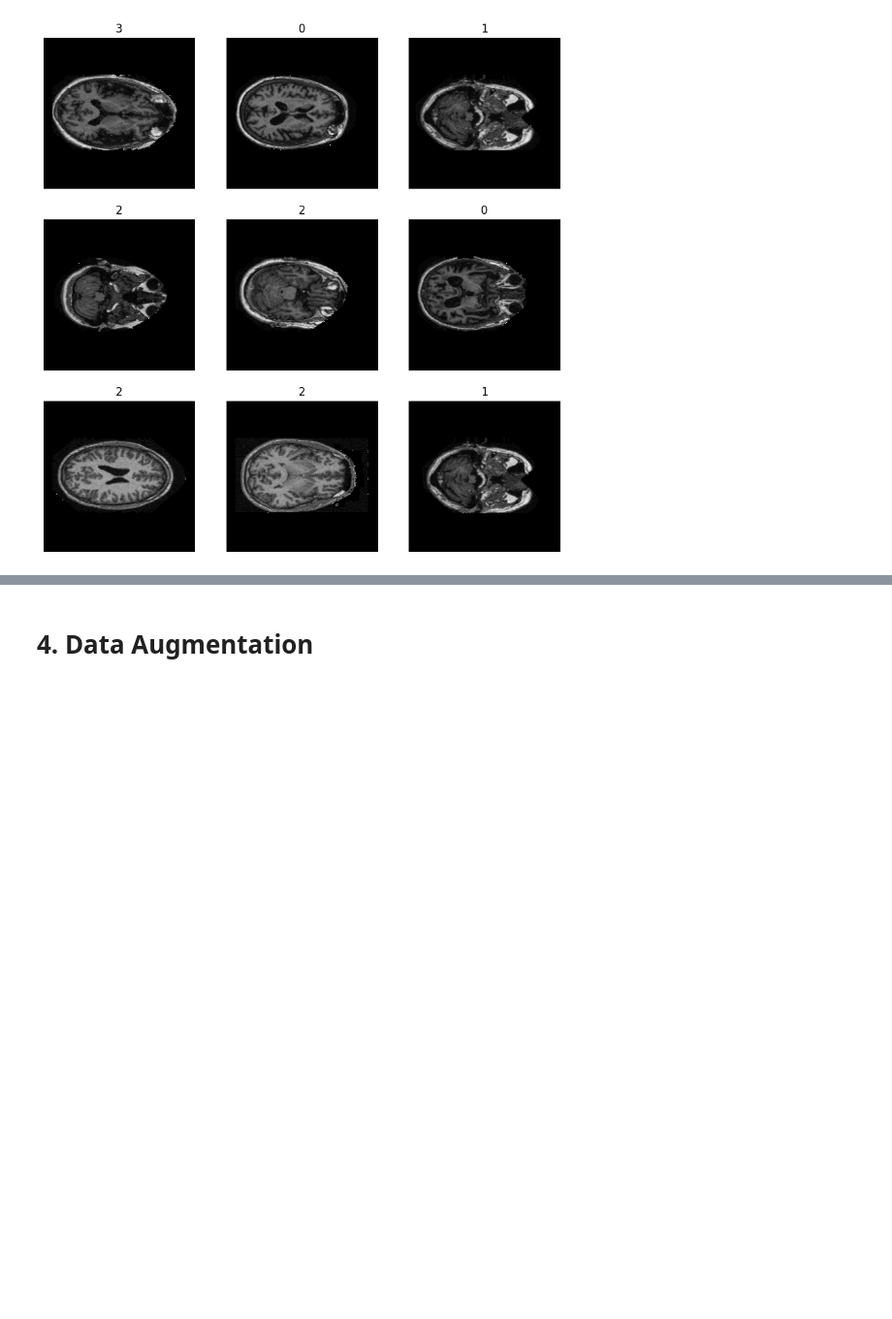
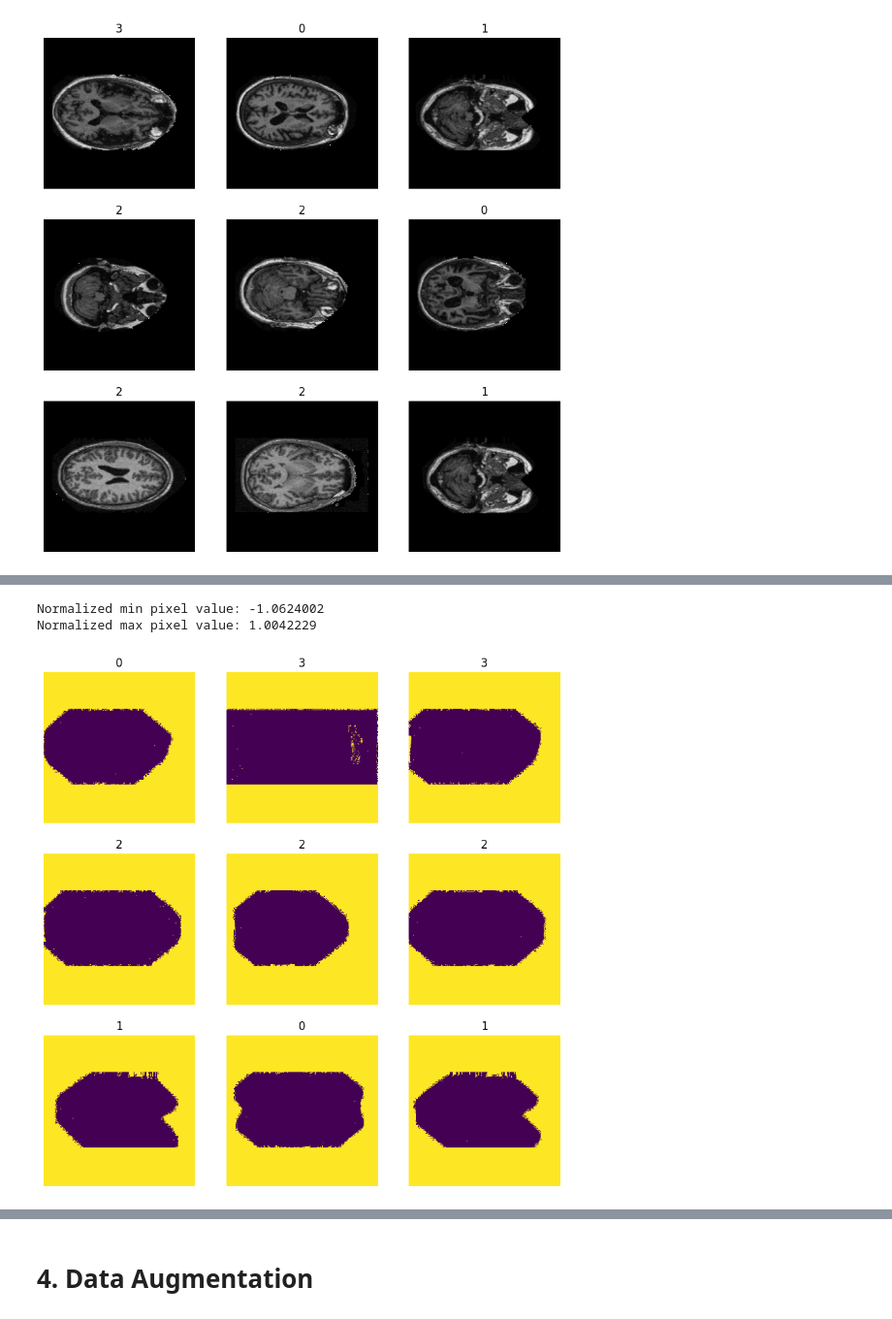
Before and after one commit to sampad-singha/Alzheimer_Disease_Detection, a Jupyter notebook: ResNet50v2.ipynb, the cells around one changed output, grey strips where cells are left out. Shown: that part at 97% size. Cells and saved outputs as stored; diff of their text form; code cells hidden in the pictures; blank space fills up the shorter version.

```diff
--- a/ResNet50v2.ipynb
+++ b/ResNet50v2.ipynb
@@ -26,7 +26,7 @@ batch_size = 32
 train_ds = image_dataset_from_directory(
   train_ds_dir,
   labels = "inferred",
-  label_mode = 'int',
+  label_mode='categorical',
   validation_split=0.2,
   subset="training",
   seed=1337,
@@ -136,24 +123,37 @@ Successfully installed tensorflow-addons-0.23.0 typeguard-2.13.3
 # %%
 import tensorflow as tf
-import tensorflow_addons as tfa
+# import tensorflow_addons as tfa
+from tensorflow.keras.applications.resnet_v2 import preprocess_input
+
+# Assuming 'img' is your input image
+
 
 # Preprocessing function
 def preprocess_image(image, label):
     # Convert to grayscale
     image = tf.image.rgb_to_grayscale(image)
 
+    image = preprocess_input(image)
     # Normalize to [0, 1]
-    image = tf.cast(image, tf.float32) / 255.0
+    # image = tf.cast(image, tf.float32) / 255.0
+    # image = tf.image.per_image_standardization(image)
+    # image = tf.keras.applications.resnet_v2.preprocess_input(image)
+
+
 
     # Clamp values to valid range
-    image = tf.clip_by_value(image, 0.0, 1.0)
+    # image = tf.clip_by_value(image, 0.0, 1.0)
 
     # Contrast stretching
     min_val = tf.reduce_min(image)
     max_val = tf.reduce_max(image)
-    image = (image - min_val) / (max_val - min_val + 1e-5)  # Avoid division by zero
+    # tf.print(max_val)
+    # tf.print(min_val)
+
+    # image = (image - min_val) / (max_val - min_val + 1e-5)  # Avoid division by zero
 
     # Apply Gaussian filter
-    image = tfa.image.gaussian_filter2d(image, filter_shape=(5, 5), sigma=1.0)
+    # image = tfa.image.gaussian_filter2d(image, filter_shape=(5, 5), sigma=1.0)
+    # tf.print("Pixel values after normalization:", tf.reshape(image, [-1])[:5])  # Print the first 100 values
 
     return image, label
@@ -189,0 +172,19 @@ ValueError: in user code:
+# %%
+for images, labels in train_ds_processed.take(1):
+    print("Normalized min pixel value:", tf.reduce_min(images).numpy())
+    print("Normalized max pixel value:", tf.reduce_max(images).numpy())
+# %% [output]
+Normalized min pixel value: -1.0624002
+Normalized max pixel value: 1.0042229
+# %%
+#visualizing the data
+import matplotlib.pyplot as plt
+plt.figure(figsize=(10, 10))
+for images, labels in train_ds_processed.take(1):
+  for i in range(9):
+      ax = plt.subplot(3, 3, i + 1)
+      plt.imshow(images[i].numpy().astype("uint8"))
+      plt.title(int(labels[i]))
+      plt.axis("off")
+# %% [output]
+[figure, added]
```
Also changed, not shown: parts of 26 cells of this notebook.
